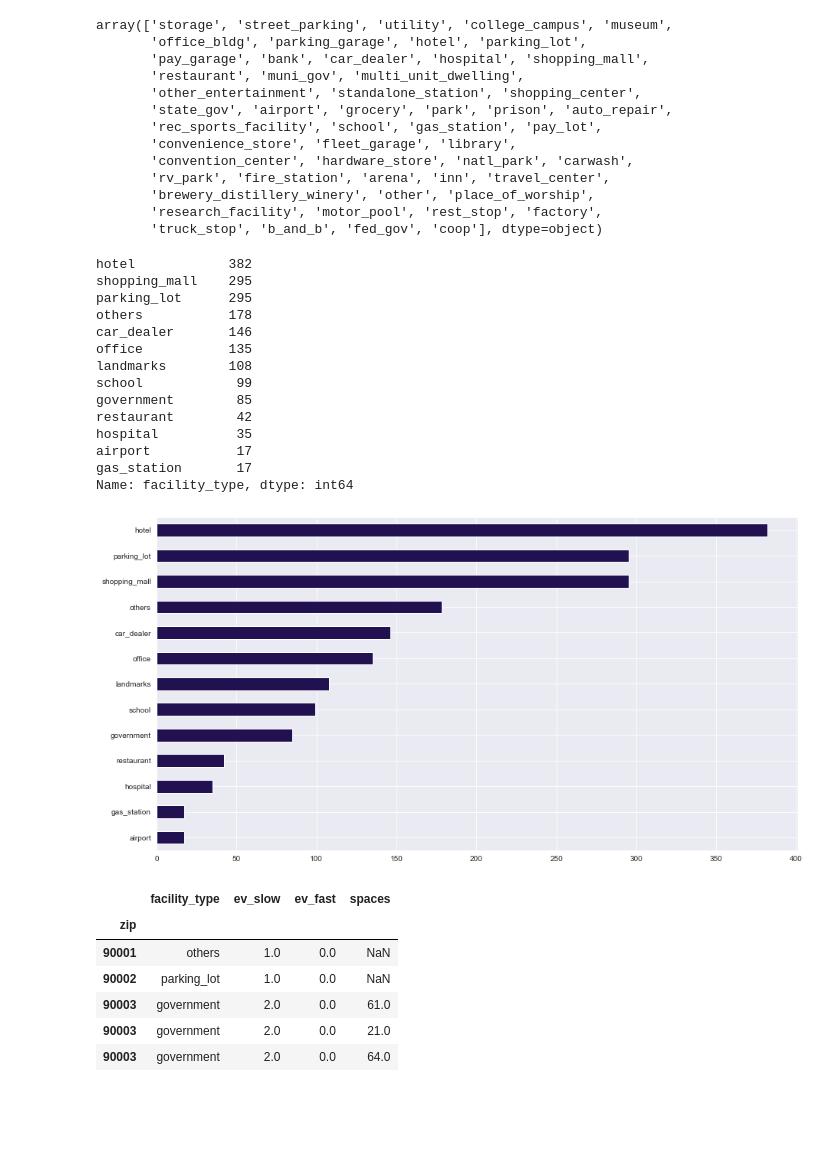
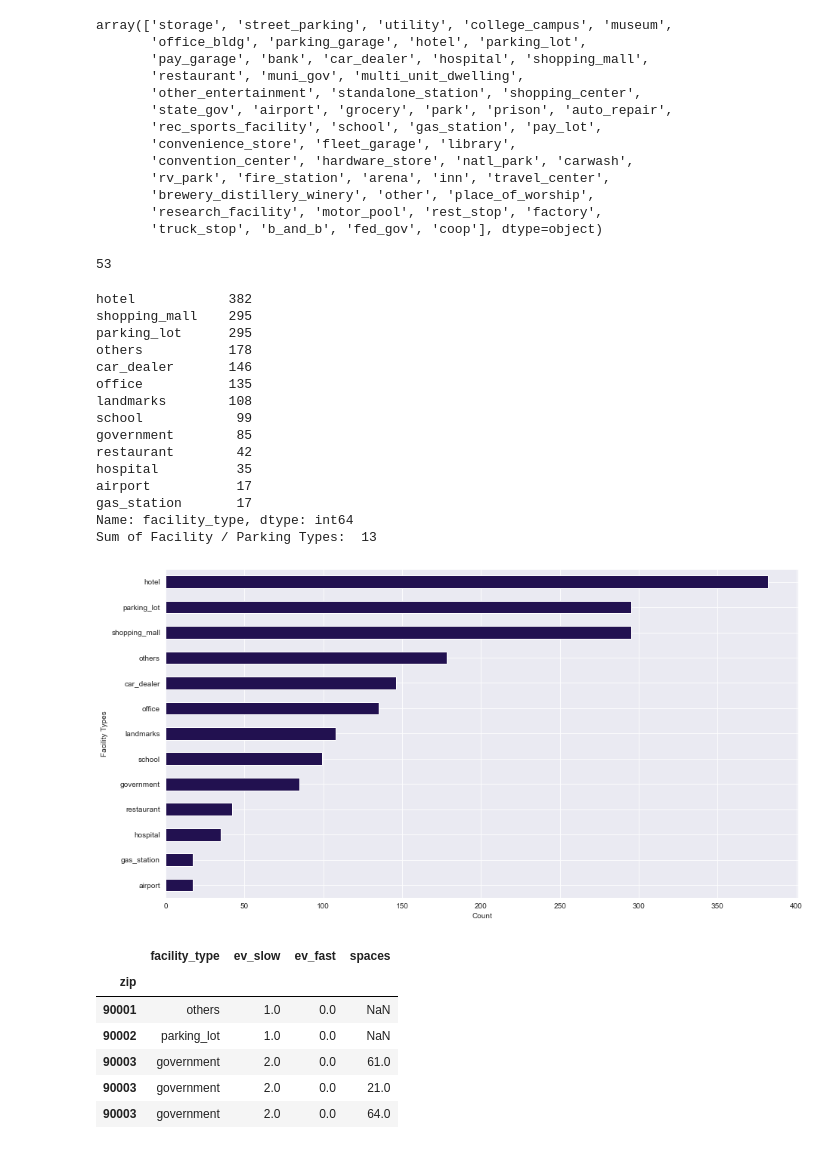
Before and after one commit to tzeyi-teh/Capstone, a Jupyter notebook: Part III - EDA, Modeling, Predictive Analysis.ipynb, the cells around one changed output. Saved outputs shown, nothing was run; the diff lists cells and outputs as text; code cells hidden in the pictures; blank space fills up the shorter version.

```diff
--- a/Part III - EDA, Modeling, Predictive Analysis.ipynb
+++ b/Part III - EDA, Modeling, Predictive Analysis.ipynb
@@ -83,6 +87,10 @@ array(['storage', 'street_parking', 'utility', 'college_campus', 'museum',
        'brewery_distillery_winery', 'other', 'place_of_worship',
        'research_facility', 'motor_pool', 'rest_stop', 'factory',
        'truck_stop', 'b_and_b', 'fed_gov', 'coop'], dtype=object)
+# %%
+df['facility_type'].value_counts().count()
+# %% [output]
+53
 # %%
 df.facility_type = df.facility_type.map({'storage': 'others',
                                          'street_parking': 'parking_lot',
@@ -142,23 +150,27 @@ df.facility_type = df.facility_type.map({'storage': 'others',
 # %%
 plt.figure(figsize = (15,8))
 df['facility_type'].value_counts(ascending=True).plot(kind = 'barh')
+plt.xlabel('Count')
+plt.ylabel('Facility Types')
 print(df['facility_type'].value_counts())
+print('Sum of Facility / Parking Types: ', df['facility_type'].value_counts().count())
 # %% [output]
 hotel            382
 shopping_mall    295
 parking_lot      295
 others           178
 car_dealer       146
 office           135
 landmarks        108
 school            99
 government        85
 restaurant        42
 hospital          35
 airport           17
 gas_station       17
 Name: facility_type, dtype: int64
+Sum of Facility / Parking Types:  13
-[figure, old version]
+[figure, new version]
 # %%
 df.rename(columns = {'ev_dc_fast_count': 'ev_fast'}, inplace=True)
 # %%
```
Also changed, not shown: parts of 24 cells of this notebook, 5 other files.
